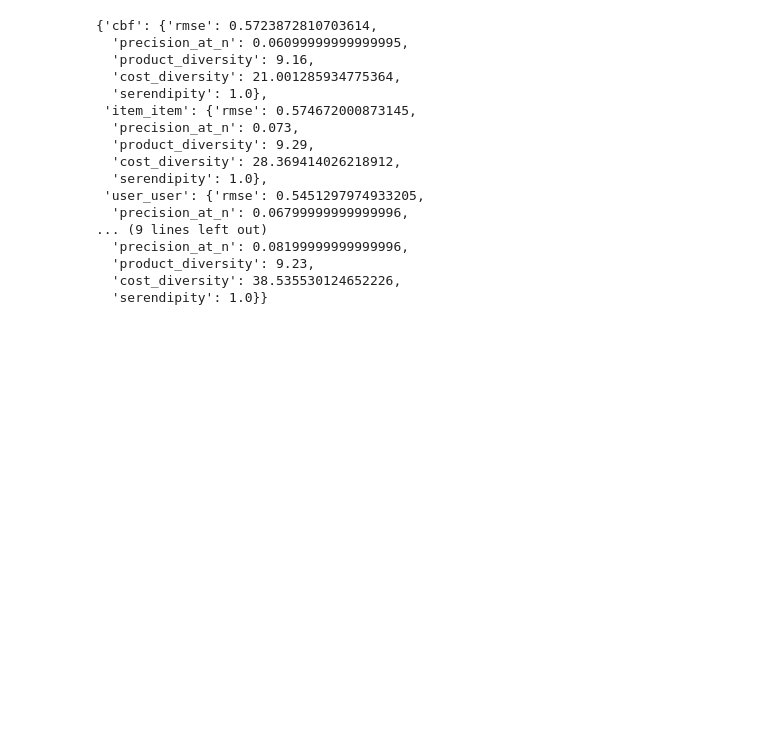
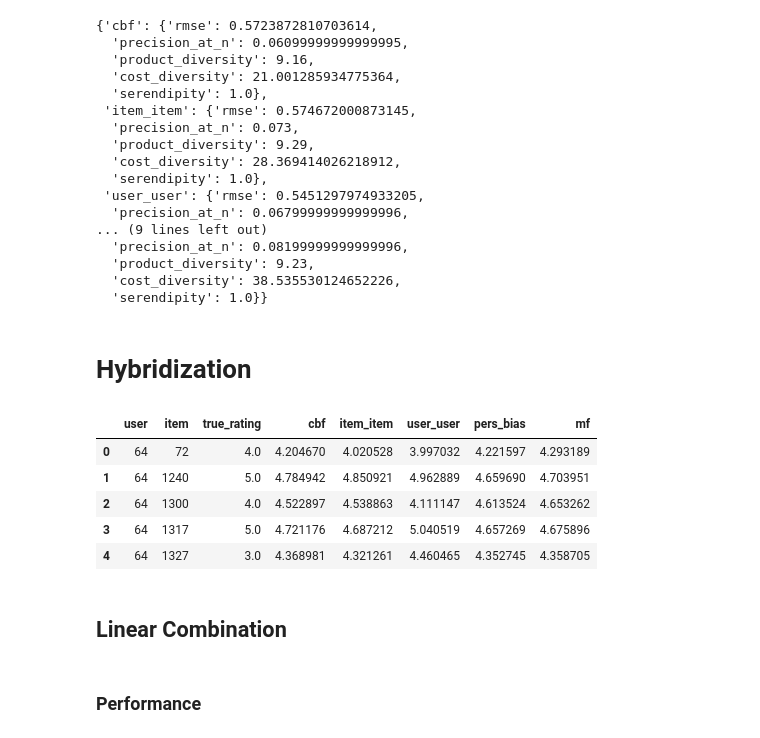
Before and after one commit to ajosh0504/recsys_specialization_capstone, a Jupyter notebook: measurement.ipynb, the cells around one changed output. Cells and saved outputs as stored; diff of their text form; code cells hidden in the pictures; blank space fills up the shorter version.

```diff
--- a/measurement.ipynb
+++ b/measurement.ipynb
@@ -154,3 +154,46 @@ avg_metrics
   'product_diversity': 9.23,
   'cost_diversity': 38.535530124652226,
   'serendipity': 1.0}}
+# %% [markdown]
+# Hybridization
+# %%
+# Creating a dataframe with ratings from all algorithms and user_ratings as ground truth
+users = []
+items = []
+user_ratings = []
+cbf_ratings = []
+user_user_ratings = []
+item_item_ratings = []
+mf_ratings = []
+pers_bias_ratings = []
+
+for user_id in ratings.columns:
+    if user_id == 'item':
+        continue
+    user_id = str(user_id)
+    true_ratings = get_ratings(user_id)
+    user_ratings.extend(true_ratings.values)
+    users.extend([user_id]*len(true_ratings))
+    items.extend(ratings.loc[true_ratings.index].item.values)
+    cbf_ratings.extend(cbf.loc[true_ratings.index, user_id].values)
+    item_item_ratings.extend(item_item.loc[true_ratings.index, user_id].values)
+    user_user_ratings.extend(user_user.loc[true_ratings.index, user_id].values)
+    pers_bias_ratings.extend(pers_bias.loc[true_ratings.index, user_id].values)
+    mf_ratings.extend(mf.loc[true_ratings.index, user_id].values)
+
+df = pd.DataFrame({'user': users, 'item': items,'true_rating': user_ratings, 'cbf':cbf_ratings, 'item_item':item_item_ratings, 'user_user': user_user_ratings, 'pers_bias':pers_bias_ratings, 'mf':mf_ratings})
+# %%
+df = df.dropna()
+# %%
+df.head()
+# %% [output]
+|  | user | item | true_rating | cbf | item_item | user_user | pers_bias | mf |
+| 0 | 64 | 72 | 4.0 | 4.204670 | 4.020528 | 3.997032 | 4.221597 | 4.293189 |
+| 1 | 64 | 1240 | 5.0 | 4.784942 | 4.850921 | 4.962889 | 4.659690 | 4.703951 |
+| 2 | 64 | 1300 | 4.0 | 4.522897 | 4.538863 | 4.111147 | 4.613524 | 4.653262 |
+| 3 | 64 | 1317 | 5.0 | 4.721176 | 4.687212 | 5.040519 | 4.657269 | 4.675896 |
+| 4 | 64 | 1327 | 3.0 | 4.368981 | 4.321261 | 4.460465 | 4.352745 | 4.358705 |
+# %% [markdown]
+## Linear Combination
+# %% [markdown]
+### Performance
```
Also changed, not shown: parts of 53 cells of this notebook.
